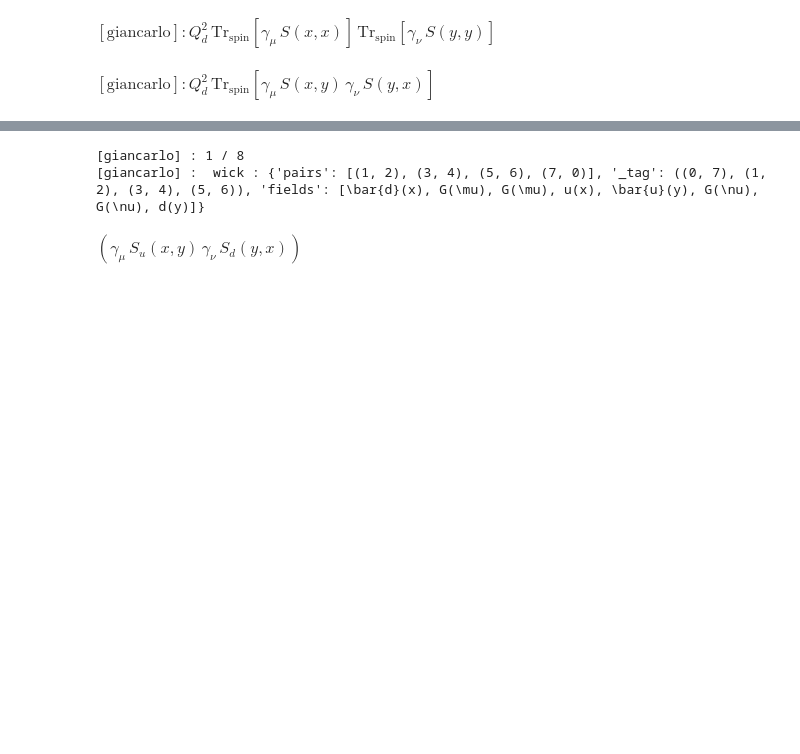
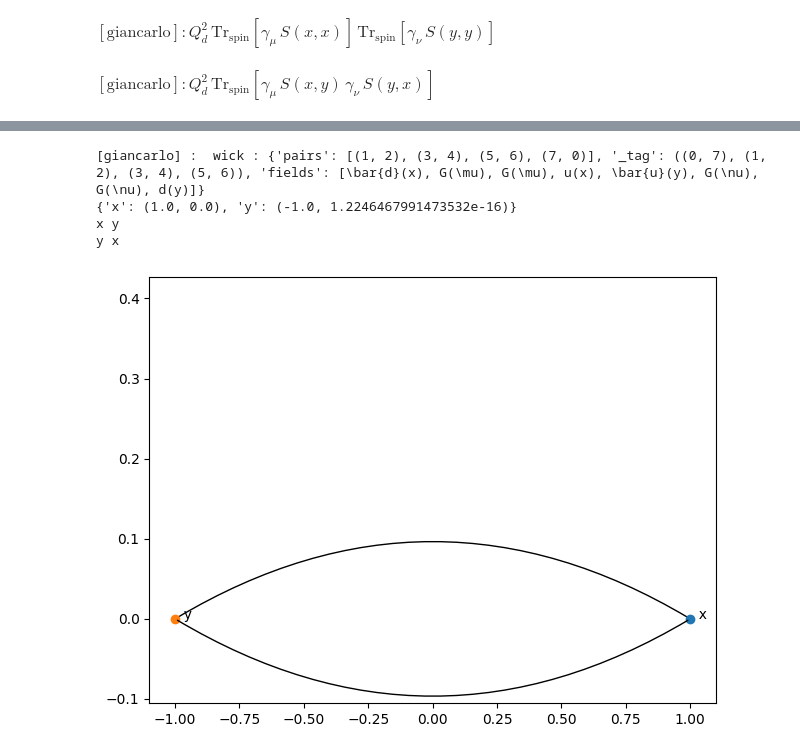
Before and after one commit to mbruno46/giancarlo, a Jupyter notebook: tutorials/basics.ipynb, the cells around one changed output, grey strips where cells are left out. Cells and saved outputs as stored; diff of their text form; code cells hidden in the pictures; blank space fills up the shorter version.

```diff
--- a/tutorials/basics.ipynb
+++ b/tutorials/basics.ipynb
@@ -103,11 +106,15 @@ $( ( Q_u^2 + Q_u\,Q_d + Q_d\,Q_u + Q_d^2 )\,\mathrm{Tr}_\mathrm{spin} [ \gamma_{
 # %%
 Jx = Jp('x',r'\mu')
 Jy = Jn('y',r'\nu')
 
-(Jx * Jy).wick()
+c = (Jx * Jy).wick(trace_indices=['spin'])
+
+c.draw()
 # %% [output]
-[giancarlo] : 1 / 8
 [giancarlo] :  wick : {'pairs': [(1, 2), (3, 4), (5, 6), (7, 0)], '_tag': ((0, 7), (1, 2), (3, 4), (5, 6)), 'fields': [\bar{d}(x), G(\mu), G(\mu), u(x), \bar{u}(y), G(\nu), G(\nu), d(y)]}
+{'x': (1.0, 0.0), 'y': (-1.0, 1.2246467991473532e-16)}
+x y
+y x
-$( \gamma_{\mu}\,S_u(x, y)\,\gamma_{\nu}\,S_d(y, x) )$
+[figure, added]
 # %%
 expr = d('z1', 's1') * Jgamma('y2', r'\beta') * Jx * Jgamma('y1',r'\alpha') * ubar('z2','s2')
```
Also changed, not shown: parts of 6 cells of this notebook, 4 other files.
